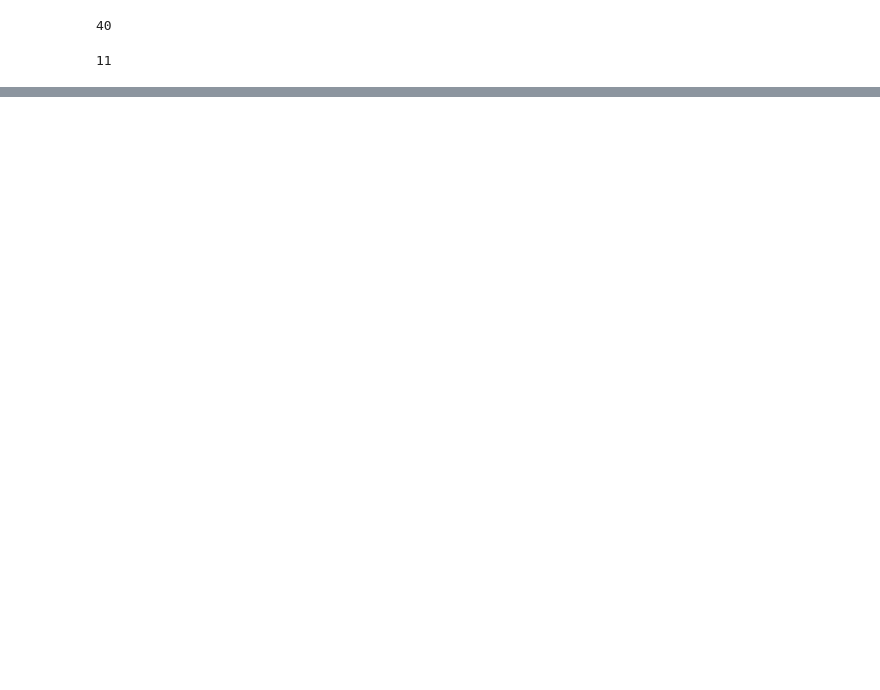
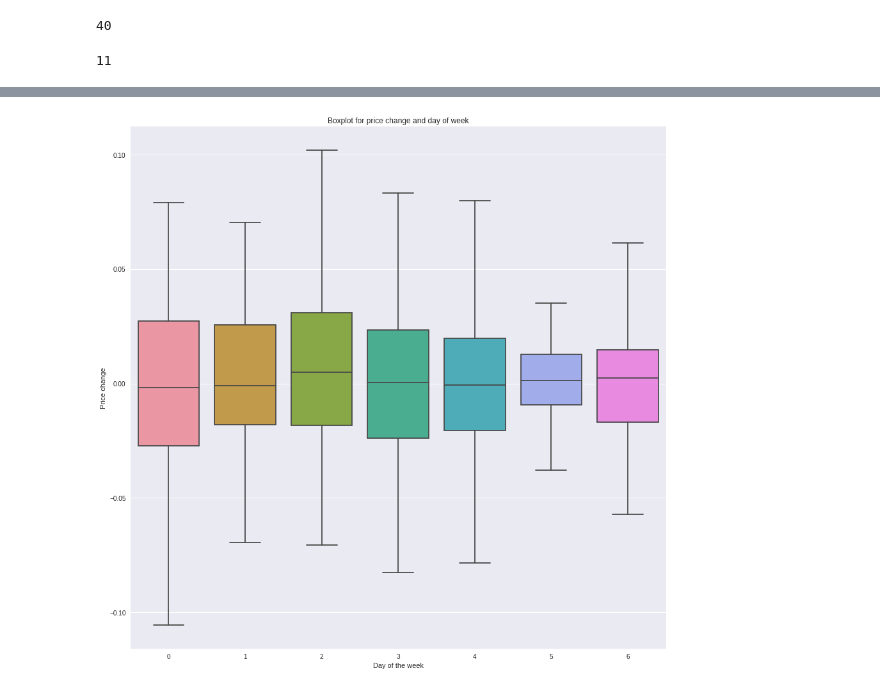
Before and after one commit to Ariel0123-625/FINTECH540, a Jupyter notebook: making_dataframe.ipynb, the cells around one changed output, grey strips where cells are left out. Cells and saved outputs as stored; diff of their text form; code cells hidden in the pictures; blank space fills up the shorter version.

```diff
--- a/making_dataframe.ipynb
+++ b/making_dataframe.ipynb
@@ -141,0 +187,9 @@ df3.to_csv('clean_df.csv',index=True)
+# %%
+plt.figure(4)
+sns.boxplot(y='tomorrow change',x='weekday',data=btc,showfliers=False)
+plt.xlabel('Day of the week')
+plt.ylabel('Price change')
+plt.title('Boxplot for price change and day of week')
+plt.show()
+# %% [output]
+[figure, added]
```
Also changed, not shown: parts of 23 cells of this notebook, 1 other file.
